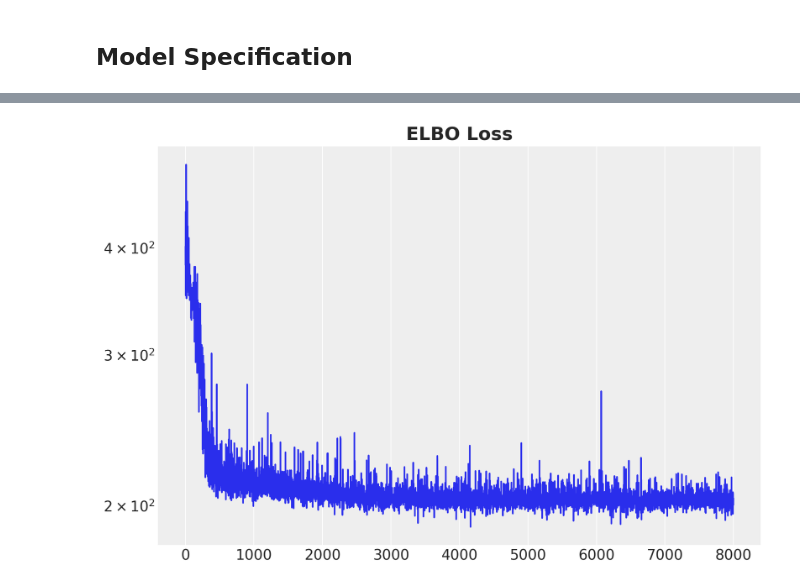
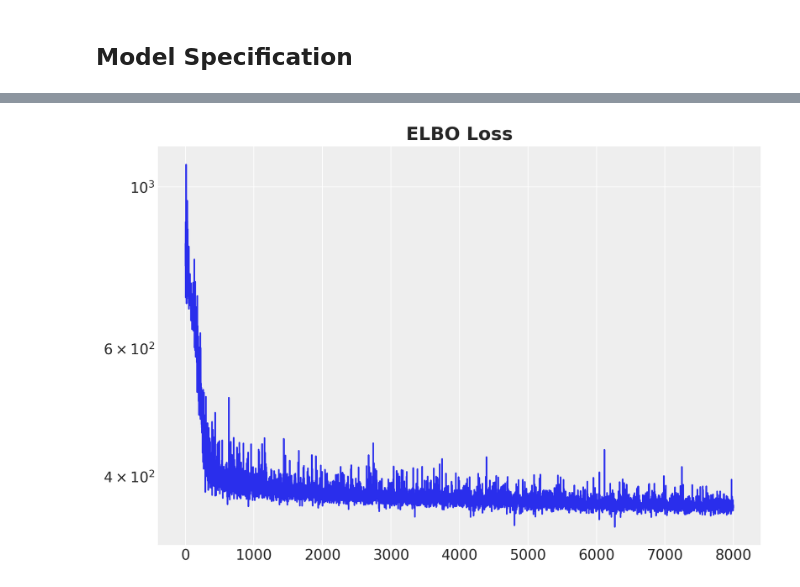
Before and after one commit to juanitorduz/website_projects, a Jupyter notebook: Python/intro_svi.ipynb, the cells around one changed output, grey strips where cells are left out. Drawn from its saved outputs; the diff is of its cells as text; code cells hidden in the pictures.

Commit message:
n_layers

```diff
--- a/Python/intro_svi.ipynb
+++ b/Python/intro_svi.ipynb
@@ -43,7 +43,7 @@ plt.rcParams["figure.facecolor"] = "white"
 ## Generate Synthetic Data
 # %%
 # Generate data
-n_samples = 1_000
+n_samples = 2_000
 x, y = make_moons(n_samples=n_samples, noise=0.3, random_state=seed)
 
 # Split data into training, validation, and test sets
@@ -119,17 +118,16 @@ class MLP(nnx.Module):
         return jax.nn.sigmoid(self.layers[-1](x))
 # %%
 rng_key, rng_subkey = random.split(rng_key)
+
+n_layers = 4
 
 nnx_module = MLP(
     din=x_train.shape[1],
     dout=1,
-    hidden_layers=[2, 1],
+    hidden_layers=[n_layers, 1],
     rngs=nnx.Rngs(rng_subkey),
 )
 # %%
-eps = jnp.finfo(jnp.float32).eps
-
-
 def model(x: Float[Array, "n_obs features"]) -> None:
     n_obs: int = x.shape[0]
 
@@ -144,8 +142,6 @@ def model(x: Float[Array, "n_obs features"]) -> None:
 
     p = numpyro.deterministic("p", nn(x).squeeze(-1))
 
-    p = jnp.clip(p, eps, 1 - eps)
-
     with numpyro.plate("data", n_obs):
         numpyro.sample("y", dist.Bernoulli(probs=p))
 # %%
@@ -164,11 +160,11 @@ conditioned_model = condition(model, {"y": y_train})
 # %%
 def guide(x: Float[Array, "n_obs features"]) -> None:
     nn_layers_0_bias_auto_loc = numpyro.param(
-        "nn/layers.0.bias_auto_loc", 0.5 * jnp.ones(shape=(x.shape[1],))
+        "nn/layers.0.bias_auto_loc", 0.5 * jnp.ones(shape=(n_layers,))
     )
     nn_layers_0_bias_auto_scale = numpyro.param(
         "nn/layers.0.bias_auto_scale",
-        0.2 * jnp.ones(shape=(x.shape[1],)),
+        0.2 * jnp.ones(shape=(n_layers,)),
         constraint=dist.constraints.positive,
     )
     numpyro.sample(
@@ -180,11 +176,11 @@ def guide(x: Float[Array, "n_obs features"]) -> None:
 
     nn_layers_0_kernel_auto_loc = numpyro.param(
         "nn/layers.0.kernel_auto_loc",
-        0.5 * jnp.ones(shape=(x.shape[1], 2)),
+        0.5 * jnp.ones(shape=(x.shape[1], n_layers)),
     )
     nn_layers_0_kernel_auto_scale = numpyro.param(
         "nn/layers.0.kernel_auto_scale",
-        0.2 * jnp.ones(shape=(x.shape[1], 2)),
+        0.2 * jnp.ones(shape=(x.shape[1], n_layers)),
         constraint=dist.constraints.positive,
     )
     numpyro.sample(
@@ -210,11 +206,11 @@ def guide(x: Float[Array, "n_obs features"]) -> None:
     )
 
     nn_layers_1_kernel_auto_loc = numpyro.param(
-        "nn/layers.1.kernel_auto_loc", 0.5 * jnp.ones(shape=(2, 1))
+        "nn/layers.1.kernel_auto_loc", 0.5 * jnp.ones(shape=(n_layers, 1))
     )
     nn_layers_1_kernel_auto_scale = numpyro.param(
         "nn/layers.1.kernel_auto_scale",
-        0.2 * jnp.ones(shape=(2, 1)),
+        0.2 * jnp.ones(shape=(n_layers, 1)),
         constraint=dist.constraints.positive,
     )
     numpyro.sample(
@@ -256,33 +252,33 @@ def guide(x: Float[Array, "n_obs features"]) -> None:
 # %%
 scheduler = optax.linear_onecycle_schedule(
     transition_steps=8_000,
     peak_value=0.008,
     pct_start=0.008,
-    pct_final=0.85,
+    pct_final=0.8,
     div_factor=3,
     final_div_factor=4,
 )
 
 optimizer = optax.chain(
     optax.adam(learning_rate=scheduler),
     optax.contrib.reduce_on_plateau(
         factor=0.1,
         patience=10,
         accumulation_size=100,
     ),
 )
 
 svi = SVI(conditioned_model, guide, optimizer, loss=Trace_ELBO())
 n_samples = 8_000
 rng_key, rng_subkey = random.split(key=rng_key)
 svi_result = svi.run(rng_subkey, n_samples, x=x_train)
 
 fig, ax = plt.subplots(figsize=(9, 6))
 ax.plot(svi_result.losses)
 ax.set(yscale="log")
 ax.set_title("ELBO Loss", fontsize=18, fontweight="bold");
 # %% [output]
-[figure, old version]
+[figure, new version]
 # %%
 params = svi_result.params
 
```
Also changed, not shown: parts of 6 cells of this notebook.
